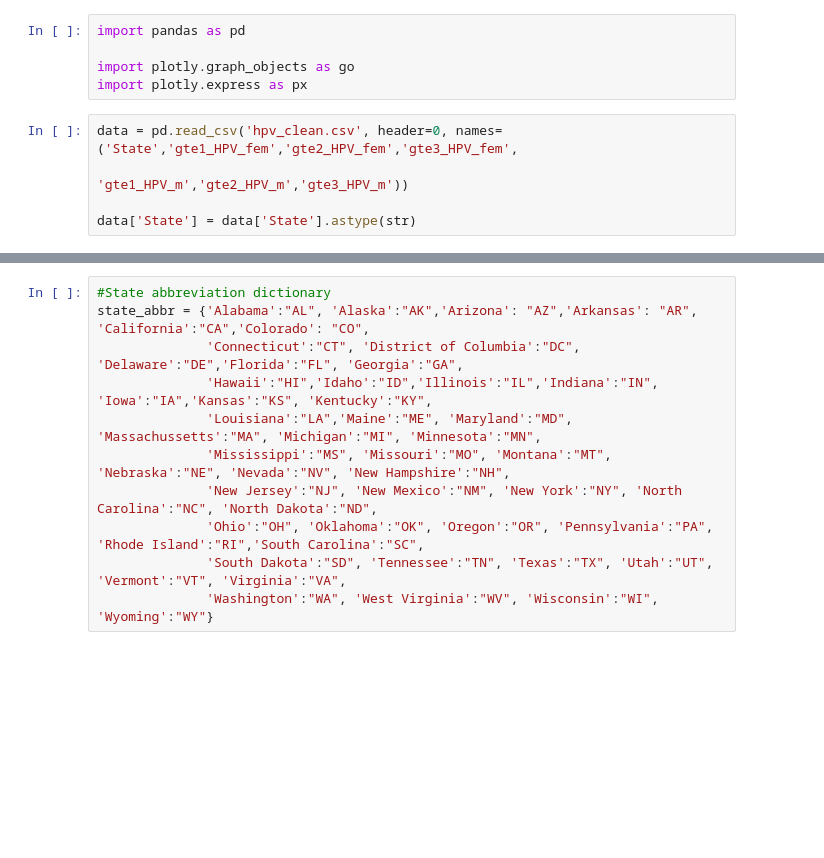
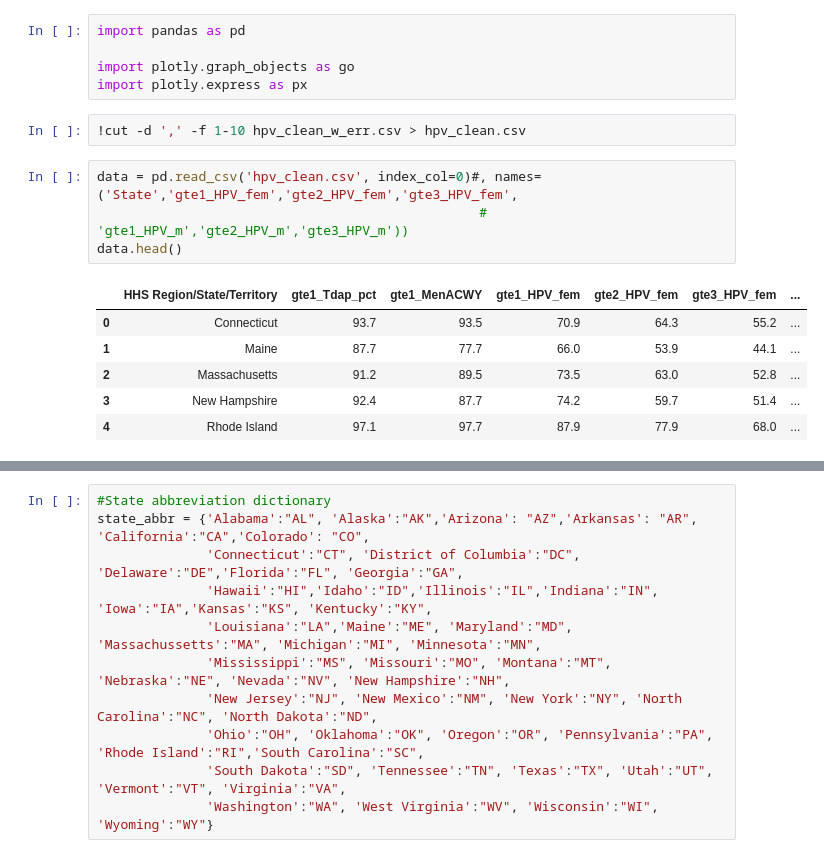
Before and after one commit to SpacemanSpiff7/BMI_stats_FinalProject, a Jupyter notebook: Choropleth - HPV Vaccination Series.ipynb, the cells around one changed output, grey strips where cells are left out. Drawn from its saved outputs; the diff is of its cells as text; blank space fills up the shorter version.

```diff
--- a/Choropleth - HPV Vaccination Series.ipynb
+++ b/Choropleth - HPV Vaccination Series.ipynb
@@ -5,8 +5,16 @@ import pandas as pd
 
 import plotly.graph_objects as go
 import plotly.express as px
+# %%
+!cut -d ',' -f 1-10 hpv_clean_w_err.csv > hpv_clean.csv
 # %%
-data = pd.read_csv('hpv_clean.csv', header=0, names=('State','gte1_HPV_fem','gte2_HPV_fem','gte3_HPV_fem',
-                                                    'gte1_HPV_m','gte2_HPV_m','gte3_HPV_m'))
-
-data['State'] = data['State'].astype(str)
+data = pd.read_csv('hpv_clean.csv', index_col=0)#, names=('State','gte1_HPV_fem','gte2_HPV_fem','gte3_HPV_fem',
+                                                 #   'gte1_HPV_m','gte2_HPV_m','gte3_HPV_m'))
+data.head()
+# %% [output]
+|  | HHS Region/State/Territory | gte1_Tdap_pct | gte1_MenACWY | gte1_HPV_fem | gte2_HPV_fem | gte3_HPV_fem | ... |
+| 0 | Connecticut | 93.7 | 93.5 | 70.9 | 64.3 | 55.2 | ... |
+| 1 | Maine | 87.7 | 77.7 | 66.0 | 53.9 | 44.1 | ... |
+| 2 | Massachusetts | 91.2 | 89.5 | 73.5 | 63.0 | 52.8 | ... |
+| 3 | New Hampshire | 92.4 | 87.7 | 74.2 | 59.7 | 51.4 | ... |
+| 4 | Rhode Island | 97.1 | 97.7 | 87.9 | 77.9 | 68.0 | ... |
```
Also changed, not shown: parts of 11 cells of this notebook, 8 other files.
